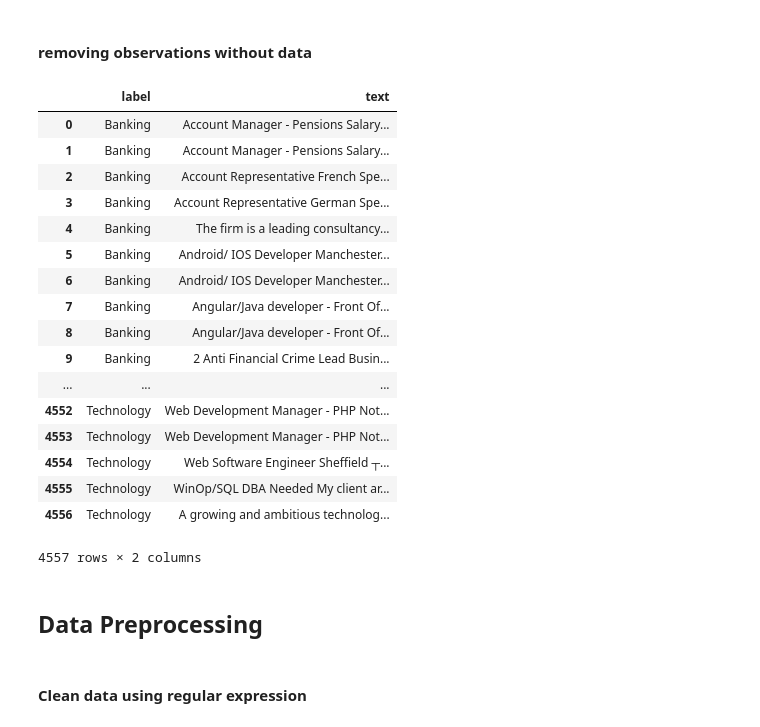
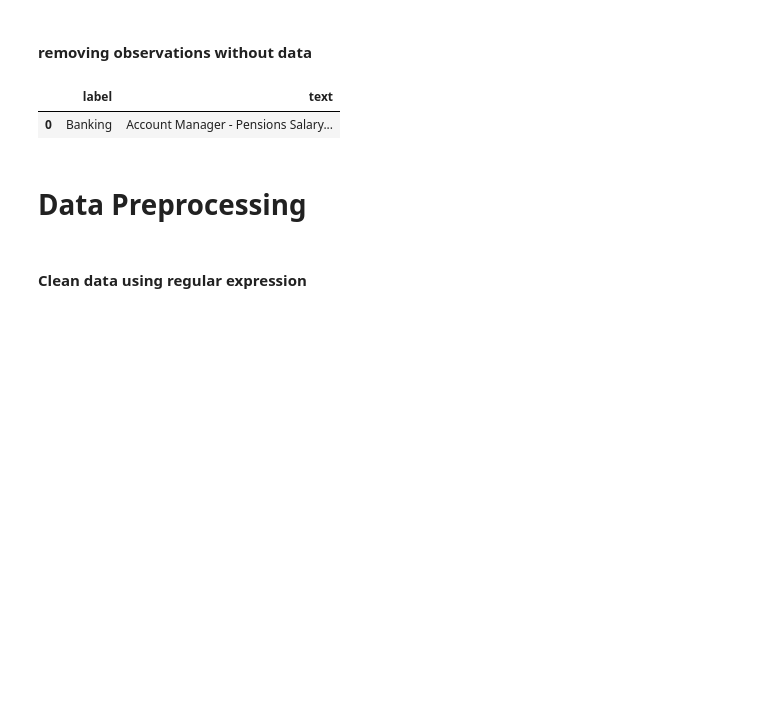
Before and after one commit to apnabini/DataScieneProjects, a Jupyter notebook: JD_Classifier.ipynb, the cells around one changed output. Saved outputs shown, nothing was run; the diff lists cells and outputs as text; code cells hidden in the pictures; blank space fills up the shorter version.

```diff
--- a/JD_Classifier.ipynb
+++ b/JD_Classifier.ipynb
@@ -30,29 +36,13 @@ pd.set_option('max_colwidth', 6000)
 # %% [markdown]
 #### removing observations without data
 # %%
-data = pd.read_csv('input.csv', encoding='cp437')
-data
+data = pd.read_csv('jobdescription.csv', encoding='cp437')
+data.head(1)
 # %% [output]
 |  | label | text |
 | 0 | Banking | Account Manager - Pensions Salary... |
-| 1 | Banking | Account Manager - Pensions Salary... |
-| 2 | Banking | Account Representative French Spe... |
-| 3 | Banking | Account Representative German Spe... |
-| 4 | Banking | The firm is a leading consultancy... |
-| 5 | Banking | Android/ IOS Developer Manchester... |
-| 6 | Banking | Android/ IOS Developer Manchester... |
-| 7 | Banking | Angular/Java developer - Front Of... |
-| 8 | Banking | Angular/Java developer - Front Of... |
-| 9 | Banking | 2 Anti Financial Crime Lead Busin... |
-| ... | ... | ... |
-| 4552 | Technology | Web Development Manager - PHP Not... |
-| 4553 | Technology | Web Development Manager - PHP Not... |
-| 4554 | Technology | Web Software Engineer Sheffield ┬... |
-| 4555 | Technology | WinOp/SQL DBA Needed My client ar... |
-| 4556 | Technology | A growing and ambitious technolog... |
-4557 rows × 2 columns
 # %% [markdown]
-## Data Preprocessing
+# Data Preprocessing
 # %% [markdown]
 ####  Clean data using regular expression
 # %%
```
Also changed, not shown: parts of 4 cells of this notebook.
